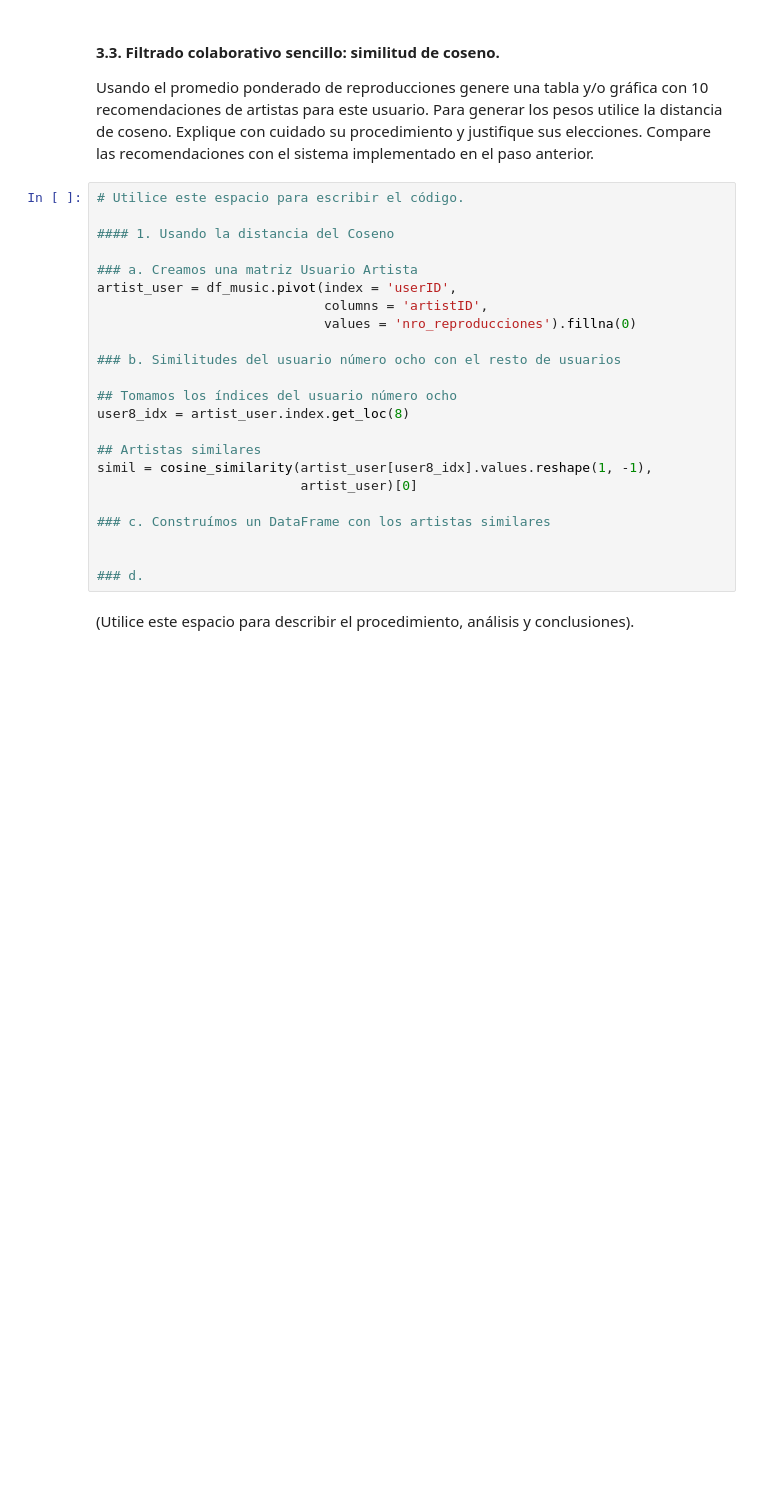
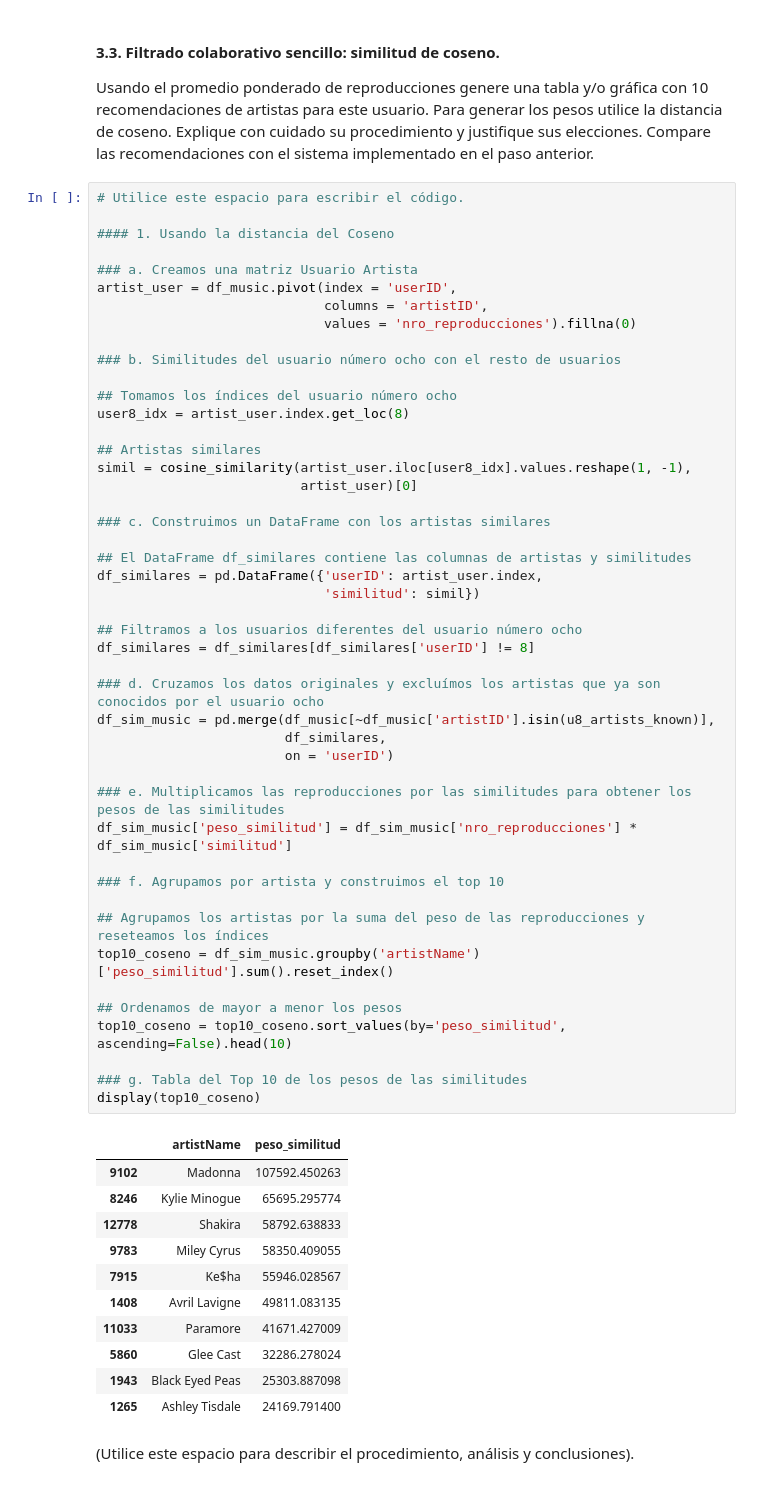
Before and after one commit to fevidals/Aprendizaje-No-Supervisado, a Jupyter notebook: notebooks/S5_LC_Taller_Colab.ipynb, the cells around one changed output. Drawn from its saved outputs; the diff is of its cells as text; blank space fills up the shorter version.

```diff
--- a/notebooks/S5_LC_Taller_Colab.ipynb
+++ b/notebooks/S5_LC_Taller_Colab.ipynb
@@ -361,26 +361,61 @@ Usando el promedio ponderado de reproducciones genere una tabla y/o gráfica  co
 # %%
 # Utilice este espacio para escribir el código.
 
 #### 1. Usando la distancia del Coseno
 
 ### a. Creamos una matriz Usuario Artista
 artist_user = df_music.pivot(index = 'userID',
                              columns = 'artistID',
                              values = 'nro_reproducciones').fillna(0)
 
 ### b. Similitudes del usuario número ocho con el resto de usuarios
 
 ## Tomamos los índices del usuario número ocho
 user8_idx = artist_user.index.get_loc(8)
 
 ## Artistas similares
-simil = cosine_similarity(artist_user[user8_idx].values.reshape(1, -1),
+simil = cosine_similarity(artist_user.iloc[user8_idx].values.reshape(1, -1),
                           artist_user)[0]
 
-### c. Construímos un DataFrame con los artistas similares
+### c. Construimos un DataFrame con los artistas similares
 
+## El DataFrame df_similares contiene las columnas de artistas y similitudes
+df_similares = pd.DataFrame({'userID': artist_user.index,
+                             'similitud': simil})
 
-### d.
+## Filtramos a los usuarios diferentes del usuario número ocho
+df_similares = df_similares[df_similares['userID'] != 8]
+
+### d. Cruzamos los datos originales y excluímos los artistas que ya son conocidos por el usuario ocho
+df_sim_music = pd.merge(df_music[~df_music['artistID'].isin(u8_artists_known)],
+                        df_similares,
+                        on = 'userID')
+
+### e. Multiplicamos las reproducciones por las similitudes para obtener los pesos de las similitudes
+df_sim_music['peso_similitud'] = df_sim_music['nro_reproducciones'] * df_sim_music['similitud']
+
+### f. Agrupamos por artista y construimos el top 10
+
+## Agrupamos los artistas por la suma del peso de las reproducciones y reseteamos los índices
+top10_coseno = df_sim_music.groupby('artistName')['peso_similitud'].sum().reset_index()
+
+## Ordenamos de mayor a menor los pesos
+top10_coseno = top10_coseno.sort_values(by='peso_similitud', ascending=False).head(10)
+
+### g. Tabla del Top 10 de los pesos de las similitudes
+display(top10_coseno)
+# %% [output]
+|  | artistName | peso_similitud |
+| 9102 | Madonna | 107592.450263 |
+| 8246 | Kylie Minogue | 65695.295774 |
+| 12778 | Shakira | 58792.638833 |
+| 9783 | Miley Cyrus | 58350.409055 |
+| 7915 | Ke$ha | 55946.028567 |
+| 1408 | Avril Lavigne | 49811.083135 |
+| 11033 | Paramore | 41671.427009 |
+| 5860 | Glee Cast | 32286.278024 |
+| 1943 | Black Eyed Peas | 25303.887098 |
+| 1265 | Ashley Tisdale | 24169.791400 |
 # %% [markdown]
 (Utilice este espacio para describir el procedimiento, análisis y conclusiones).
 # %% [markdown]
```
